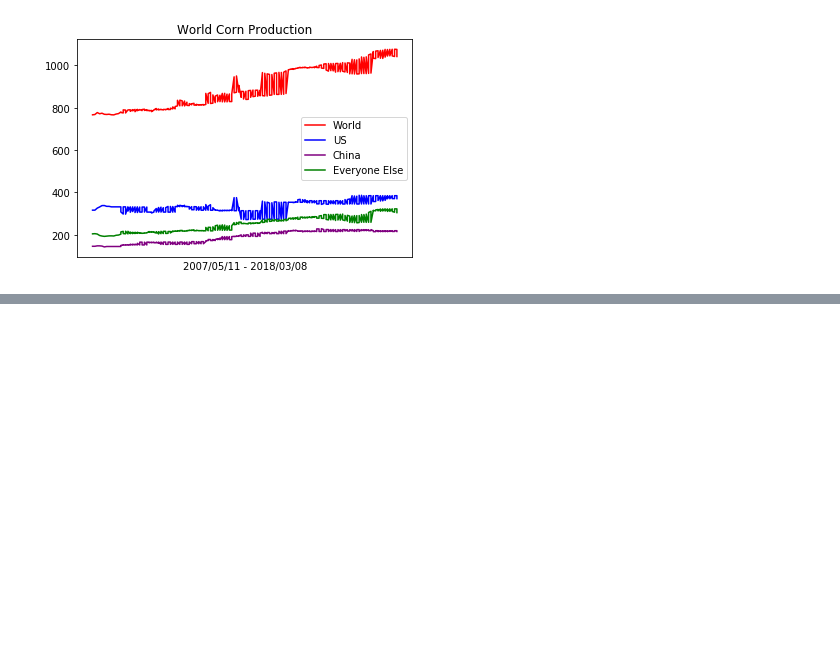
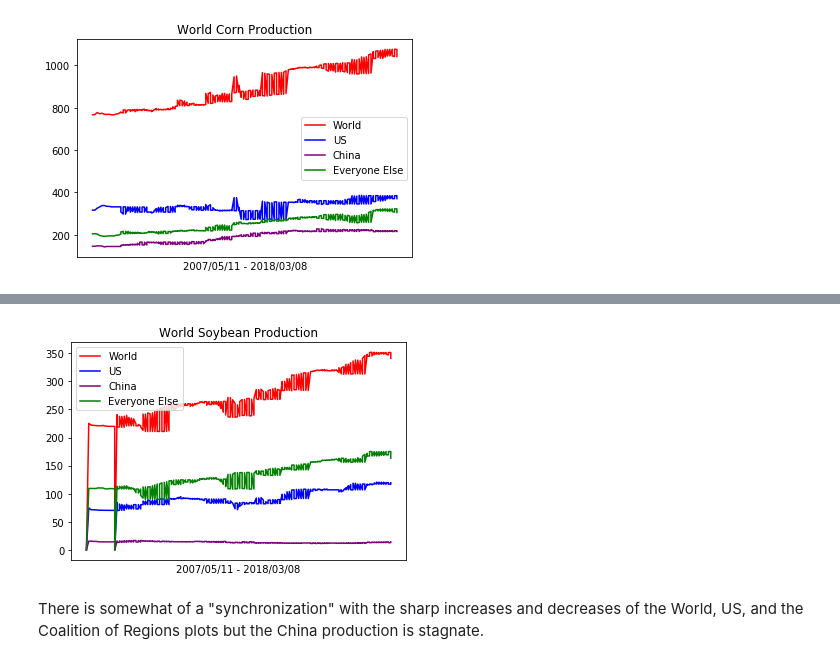
Before and after one commit to bendevera/Corn---Soybean-Prices, a Jupyter notebook: exploring_the_data.ipynb, the cells around one changed output, grey strips where cells are left out. Saved outputs shown, nothing was run; the diff lists cells and outputs as text; code cells hidden in the pictures; blank space fills up the shorter version.

Commit message:
Added soybean plot

```diff
--- a/exploring_the_data.ipynb
+++ b/exploring_the_data.ipynb
@@ -93,7 +94,7 @@ plt.show()
 [figure]
 # %%
 # concatenating all Corn files because there are 11 files spanning from 2007-2018
-base_dir = '/Users/bendevera/Desktop/development/data_science/Corn-&-Soybean-Prices/data/'
+base_dir = '/Users/bendevera/Desktop/development/data_science/Corn-And-Soybean-Prices/data/'
 year = 2008
 frames = []
 while year < 2019:
@@ -140,0 +145,18 @@ plt.show()
+# %%
+# Concatenating all Soybean files
+year = 2008
+frames = []
+while year < 2019:
+    filename = base_dir + "USDAProj_Soybean_" + str(year-1) + "to" + str(year) + ".csv"
+    curr_df = pd.read_csv(filename)
+    frames.append(curr_df)
+    year += 1
+df_soybean = pd.concat(frames)
+
+# cleaning and sorting with same method used for the corn df
+# sorting by Date
+df_soybean.sort_values("Date", inplace = True)
+
+# dropping all duplicate values
+df_soybean.drop_duplicates(keep = False, inplace = True)
+df_soybean.shape
@@ -140,0 +198,18 @@ plt.show()
+# %%
+# same visualization as corn plot
+plt.plot(df_soybean['Date'].values, df_soybean['World Production'].values, color='red', label='World')
+plt.plot(df_soybean['Date'].values, df_soybean['United States Production'].values, color='blue', label='US')
+plt.plot(df_soybean['Date'].values, df_soybean['China Production'].values, color='purple', label='China')
+
+plt.plot(df_soybean['Date'].values,
+        df_soybean['European Union Production'].values + df_soybean['Mexico Production'].values + df_soybean['Japan Production'].values +
+        df_soybean['Brazil Production'].values + df_soybean['Argentina Production'].values, color='green', label='Everyone Else')
+plt.legend()
+plt.title('World Soybean Production')
+plt.gca().axes.get_xaxis().set_ticks([])
+plt.xlabel('2007/05/11 - 2018/03/08')
+plt.show()
+# %% [output]
+[figure, added]
+# %% [markdown]
+There is somewhat of a "synchronization" with the sharp increases and decreases of the World, US, and the Coalition of Regions plots but the China production is stagnate.
```
Also changed, not shown: parts of 8 cells of this notebook.
